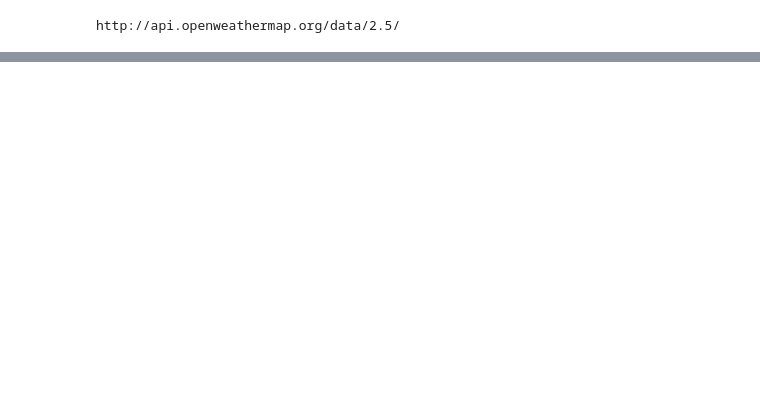
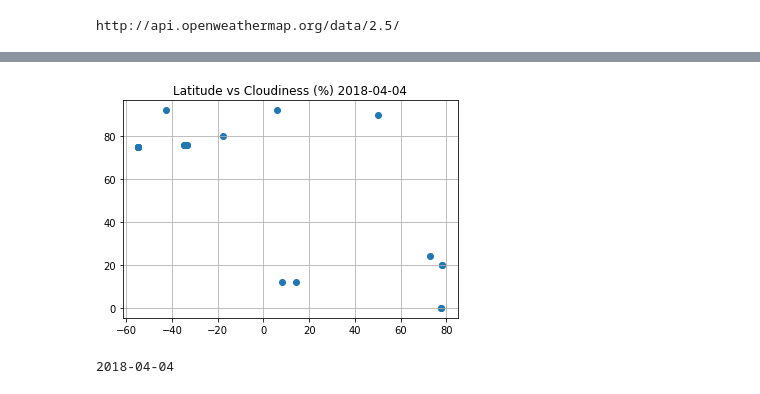
Before and after one commit to ankitagoel11/python-practice, a Jupyter notebook: API_Citypy and Openweathermap_practice_v2.ipynb, the cells around one changed output, grey strips where cells are left out. Cells and saved outputs as stored; diff of their text form; code cells hidden in the pictures; blank space fills up the shorter version.

```diff
--- a/API_Citypy and Openweathermap_practice_v2.ipynb
+++ b/API_Citypy and Openweathermap_practice_v2.ipynb
@@ -144,0 +161,11 @@ plt.show()
+# %%
+plt.scatter(latitude, Cloudiness)
+plt.title( "Latitude vs Cloudiness (%) " + str(date) )
+plt.grid()
+plt.show()
+# %% [output]
+[figure, added]
+# %%
+print (date)
+# %% [output]
+2018-04-04
```
Also changed, not shown: parts of 9 cells of this notebook.
